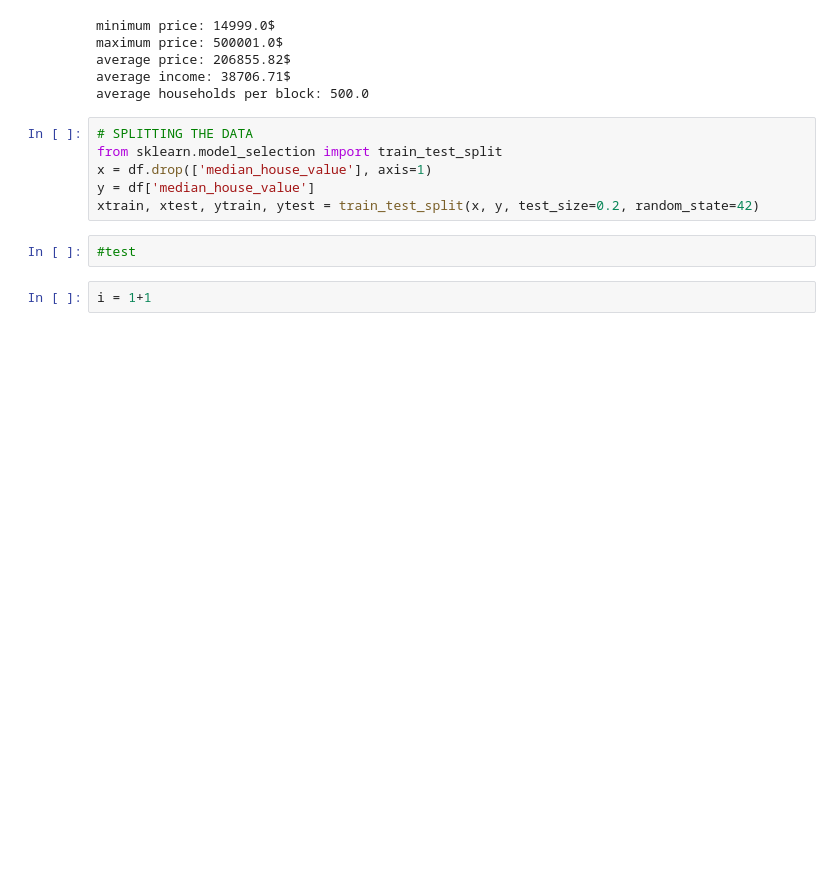
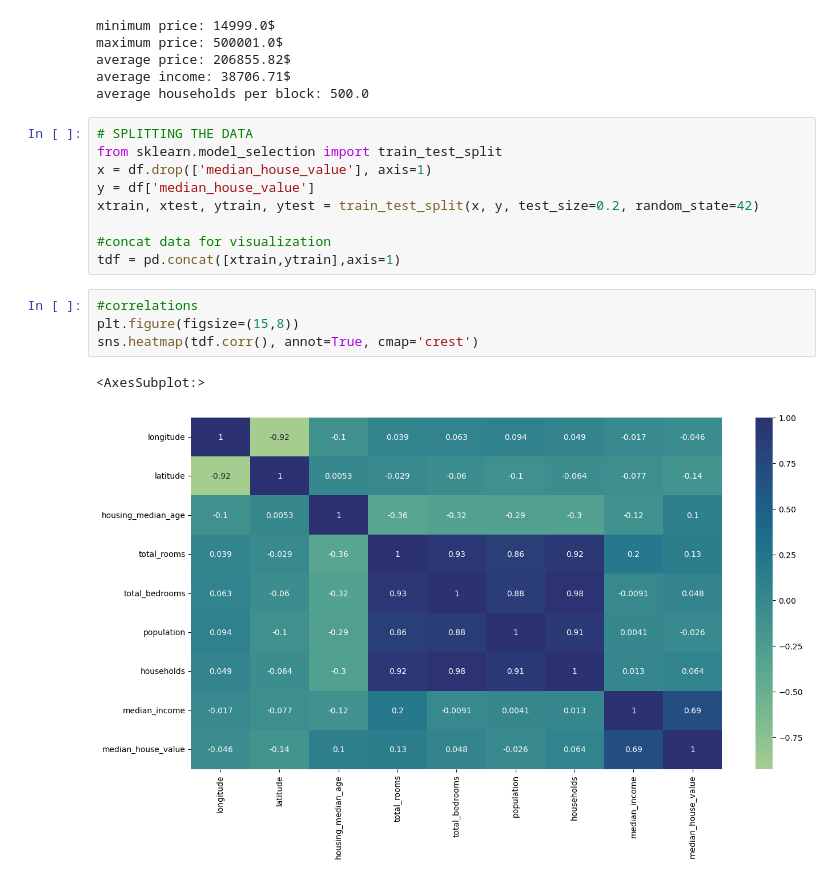
Before and after one commit to ivanzhl/california_house_price_predictions, a Jupyter notebook: houseprising.ipynb, the cells around one changed output. Saved outputs shown, nothing was run; the diff lists cells and outputs as text; blank space fills up the shorter version.

```diff
--- a/houseprising.ipynb
+++ b/houseprising.ipynb
@@ -88,7 +88,13 @@ from sklearn.model_selection import train_test_split
 x = df.drop(['median_house_value'], axis=1)
 y = df['median_house_value']
 xtrain, xtest, ytrain, ytest = train_test_split(x, y, test_size=0.2, random_state=42)
+
+#concat data for visualization
+tdf = pd.concat([xtrain,ytrain],axis=1)
 # %%
-#test
+#correlations
+plt.figure(figsize=(15,8))
+sns.heatmap(tdf.corr(), annot=True, cmap='crest')
+# %% [output]
+<AxesSubplot:>
+[figure, added]
-# %%
-i = 1+1
```
Also changed, not shown: parts of 2 cells of this notebook, 8 other files.
